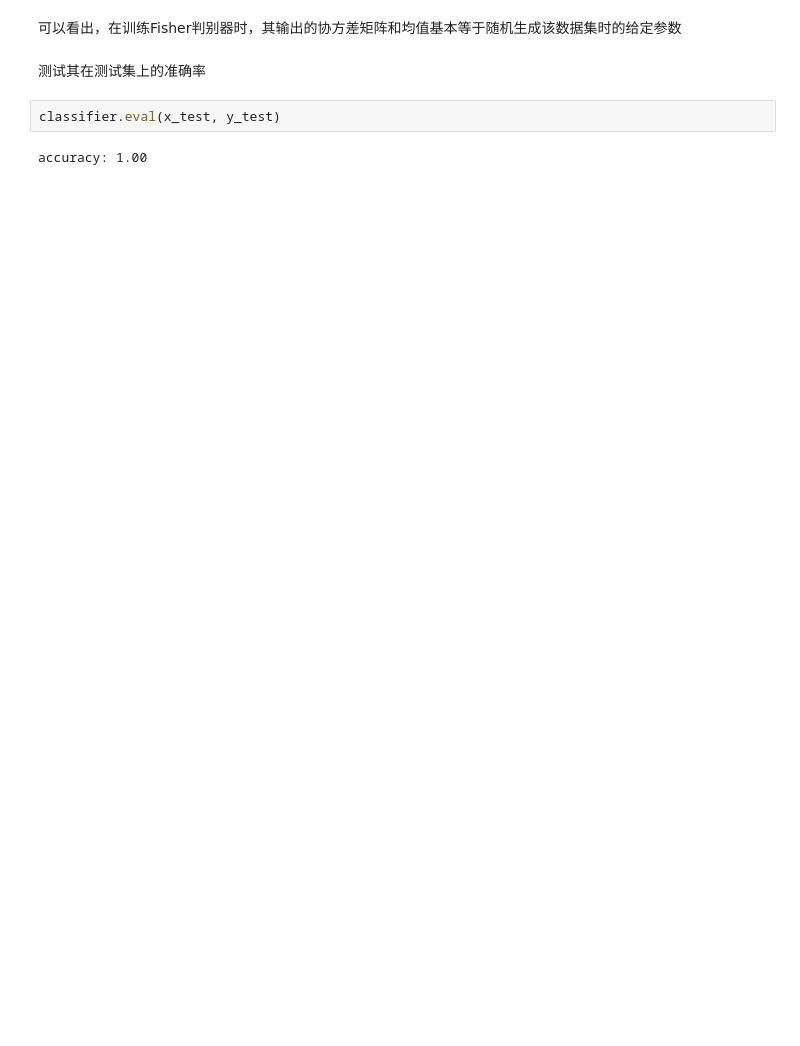
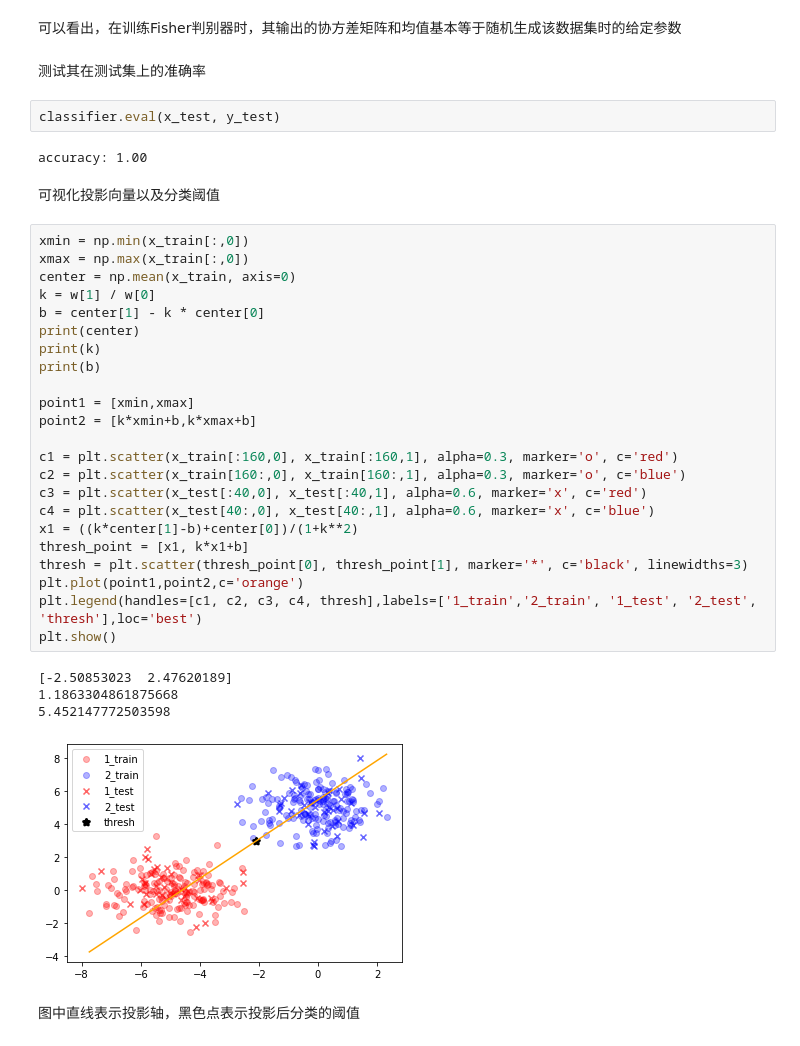
Before and after one commit to Daniel-xsy/PatternRecognition, a Jupyter notebook: Fisher/Fisher.ipynb, the cells around one changed output. Saved outputs shown, nothing was run; the diff lists cells and outputs as text; blank space fills up the shorter version.

```diff
--- a/Fisher/Fisher.ipynb
+++ b/Fisher/Fisher.ipynb
@@ -140,3 +140,35 @@ accuracy: 1.00
 classifier.eval(x_test, y_test)
 # %% [output]
 accuracy: 1.00
+# %% [markdown]
+可视化投影向量以及分类阈值
+# %%
+xmin = np.min(x_train[:,0])
+xmax = np.max(x_train[:,0])
+center = np.mean(x_train, axis=0)
+k = w[1] / w[0]
+b = center[1] - k * center[0]
+print(center)
+print(k)
+print(b)
+
+point1 = [xmin,xmax]
+point2 = [k*xmin+b,k*xmax+b]
+
+c1 = plt.scatter(x_train[:160,0], x_train[:160,1], alpha=0.3, marker='o', c='red')
+c2 = plt.scatter(x_train[160:,0], x_train[160:,1], alpha=0.3, marker='o', c='blue')
+c3 = plt.scatter(x_test[:40,0], x_test[:40,1], alpha=0.6, marker='x', c='red')
+c4 = plt.scatter(x_test[40:,0], x_test[40:,1], alpha=0.6, marker='x', c='blue')
+x1 = ((k*center[1]-b)+center[0])/(1+k**2)
+thresh_point = [x1, k*x1+b]
+thresh = plt.scatter(thresh_point[0], thresh_point[1], marker='*', c='black', linewidths=3)
+plt.plot(point1,point2,c='orange')
+plt.legend(handles=[c1, c2, c3, c4, thresh],labels=['1_train','2_train', '1_test', '2_test', 'thresh'],loc='best')
+plt.show()
+# %% [output]
+[-2.50853023  2.47620189]
+1.1863304861875668
+5.452147772503598
+[figure, added]
+# %% [markdown]
+图中直线表示投影轴，黑色点表示投影后分类的阈值
```
Also changed, not shown: parts of 2 cells of this notebook.
